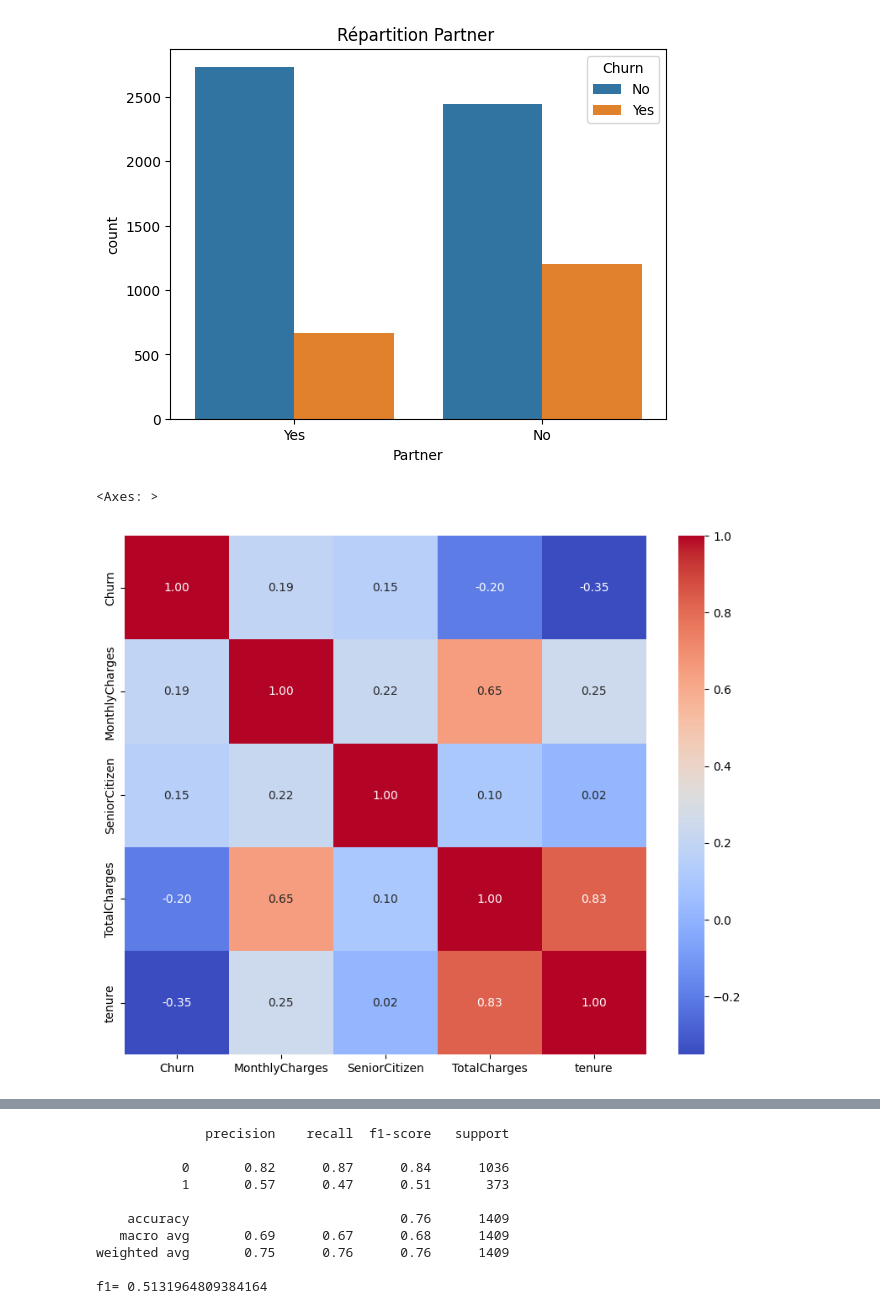
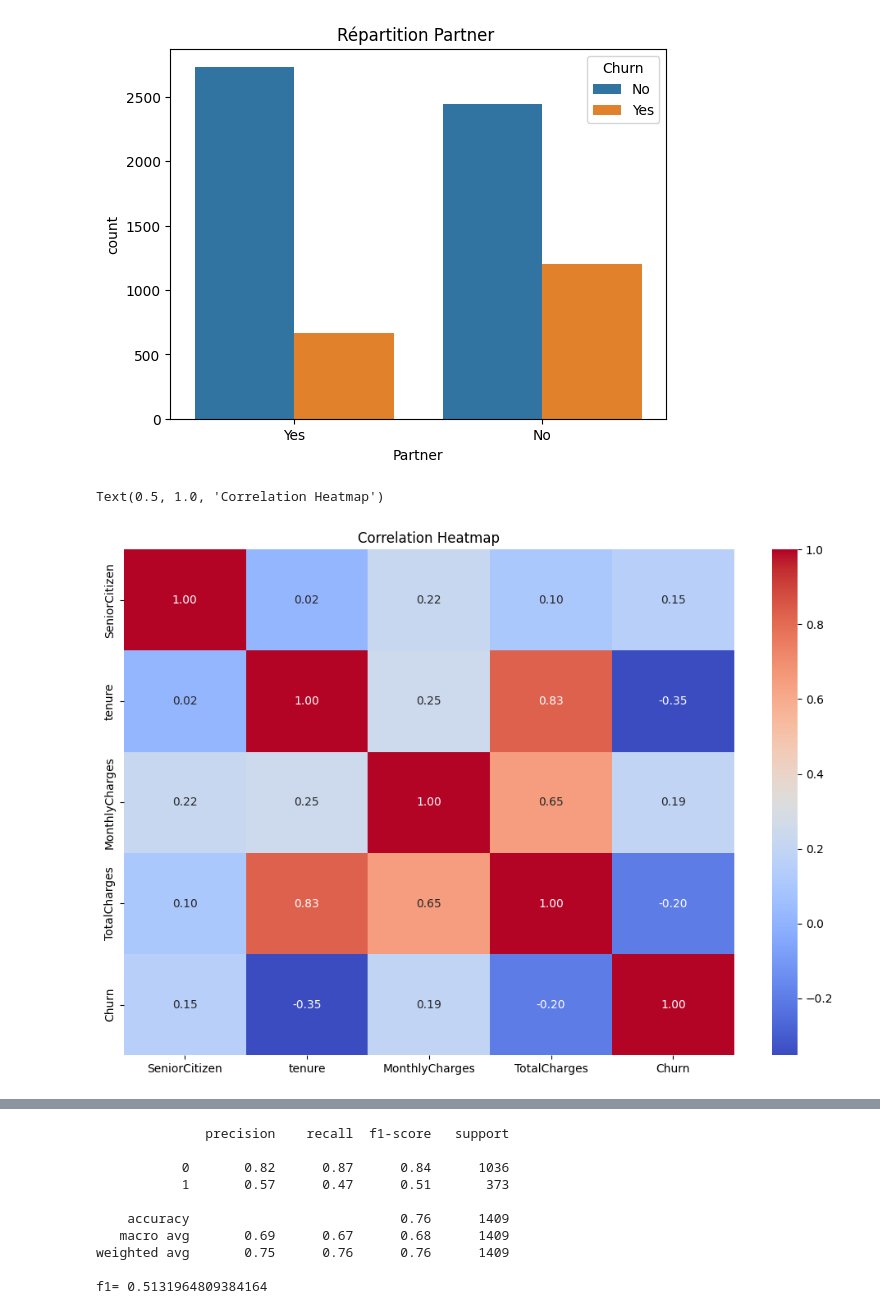
Before and after one commit to MohamedBOUKHALI/churn_prediction_project, a Jupyter notebook: EDA.ipynb, the cells around one changed output, grey strips where cells are left out. Saved outputs shown, nothing was run; the diff lists cells and outputs as text; code cells hidden in the pictures.

```diff
--- a/EDA.ipynb
+++ b/EDA.ipynb
@@ -64,12 +64,19 @@ Countplot('Partner')
 [figure]
 [figure]
 # %%
-# Cell 7 : corr matrix
-df['TotalCharges'] = pd.to_numeric(df['TotalCharges'], errors='coerce')
-df['Churn'] = df['Churn'].map({'Yes': 1, 'No': 0})  # Convert Churn to numeric
-plt.figure(figsize=(10,8))
-corr = df[num_cols.union(pd.Index(['Churn', 'TotalCharges']))].corr()
-sns.heatmap(corr, annot=True, fmt='.2f', cmap='coolwarm')
+from sklearn.preprocessing import LabelEncoder
+import matplotlib.pyplot as plt
+import seaborn as sns
+
+
+New_Data = df.copy()
+New_Data['Churn'] = New_Data['Churn'].map({'Yes':1,'No':0})
+
+New_Data['TotalCharges'] = pd.to_numeric(New_Data['TotalCharges'], errors='coerce')
+New_Data = New_Data.select_dtypes(include=['int','float'])
+plt.figure(figsize=(12,8))
+sns.heatmap(pd.DataFrame(New_Data.corr()), annot=True, fmt='.2f', cmap='coolwarm')
+plt.title('Correlation Heatmap')
 # %% [output]
-<Axes: >
+Text(0.5, 1.0, 'Correlation Heatmap')
-[figure, old version]
+[figure, new version]
```
Also changed, not shown: parts of 6 cells of this notebook, 3 other files.
